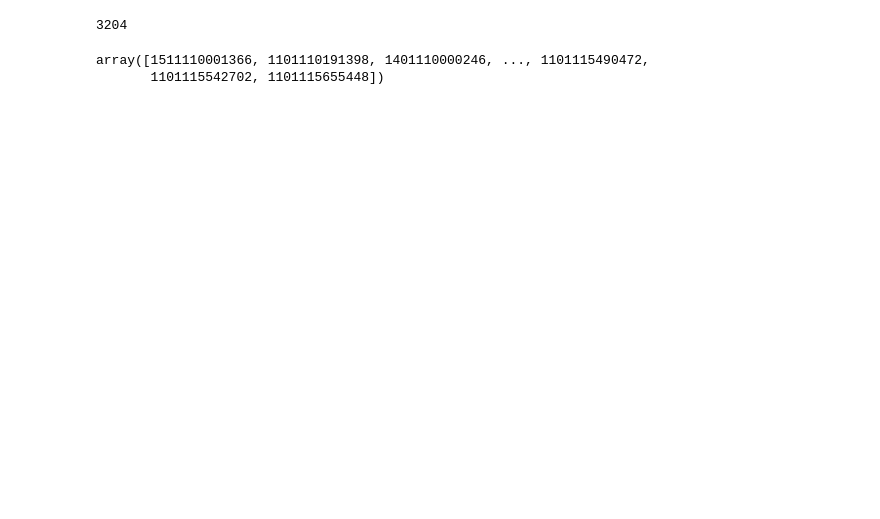
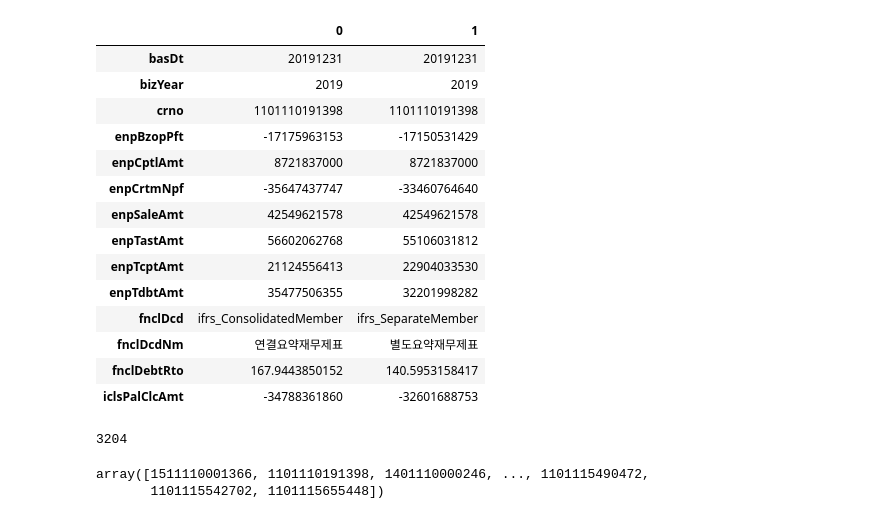
Before and after one commit to reejungkim/OpenAPI_Ministry_of_land, a Jupyter notebook: 공시정보_기업개황.ipynb, the cells around one changed output. Cells and saved outputs as stored; diff of their text form; code cells hidden in the pictures; blank space fills up the shorter version.

```diff
--- a/공시정보_기업개황.ipynb
+++ b/공시정보_기업개황.ipynb
@@ -86,9 +98,8 @@ df.head()
 # %%
-key = 'zaeHKUd+udWXYAS90iNFVdplnQ58mV0a++SuSZrKRVhjD2cJOhRSDZ9xzMmrxmd5S0TnN8Jg2UZCJLH8Y6oZQg=='
-#key_financialStat = 'zaeHKUd%2BudWXYAS90iNFVdplnQ58mV0a%2B%2BSuSZrKRVhjD2cJOhRSDZ9xzMmrxmd5S0TnN8Jg2UZCJLH8Y6oZQg%3D%3D'
+
+key = os.environ.get('companySummary_key')
 
 url = 'http://apis.data.go.kr/1160100/service/GetCorpBasicInfoService/getCorpOutline'
-
 url_financialStat=   'http://apis.data.go.kr/1160100/service/GetFinaStatInfoService/getSummFinaStat'
 # %%
 data =[]# pd.DataFrame()
@@ -118,5 +145,6 @@ NameError: name 'df' is not defined
 # %%
-params ={'serviceKey' : key, 'numOfRows' : '1', 'pageNo' : '1', 'resultType' : 'xml',
-         'crno' : '1746110000741', 'bizYear' : '2022' }
+params ={'serviceKey' : key, 'numOfRows' : '10', 'pageNo' : '1', 'resultType' : 'xml',
+         'crno' : '1101110191398', 'bizYear' : '2019' }
 response_xml = requests.get(url_financialStat, params=params).content
 data_financialStat = load_xml_to_dataframe(response_xml, 'item')
+data_financialStat
@@ -139,3 +155,21 @@ pd.concat([data, data_financialStat], axis=1)
+# %%
+data_financialStat.transpose()
+# %% [output]
+|  | 0 | 1 |
+| basDt | 20191231 | 20191231 |
+| bizYear | 2019 | 2019 |
+| crno | 1101110191398 | 1101110191398 |
+| enpBzopPft | -17175963153 | -17150531429 |
+| enpCptlAmt | 8721837000 | 8721837000 |
+| enpCrtmNpf | -35647437747 | -33460764640 |
+| enpSaleAmt | 42549621578 | 42549621578 |
+| enpTastAmt | 56602062768 | 55106031812 |
+| enpTcptAmt | 21124556413 | 22904033530 |
+| enpTdbtAmt | 35477506355 | 32201998282 |
+| fnclDcd | ifrs_ConsolidatedMember | ifrs_SeparateMember |
+| fnclDcdNm | 연결요약재무제표 | 별도요약재무제표 |
+| fnclDebtRto | 167.9443850152 | 140.5953158417 |
+| iclsPalClcAmt | -34788361860 | -32601688753 |
 # %%
 df_기업기본정보.to_excel('기업기본정보.xlsx')
 # %%
```
Also changed, not shown: parts of 8 cells of this notebook, 1 other file.
